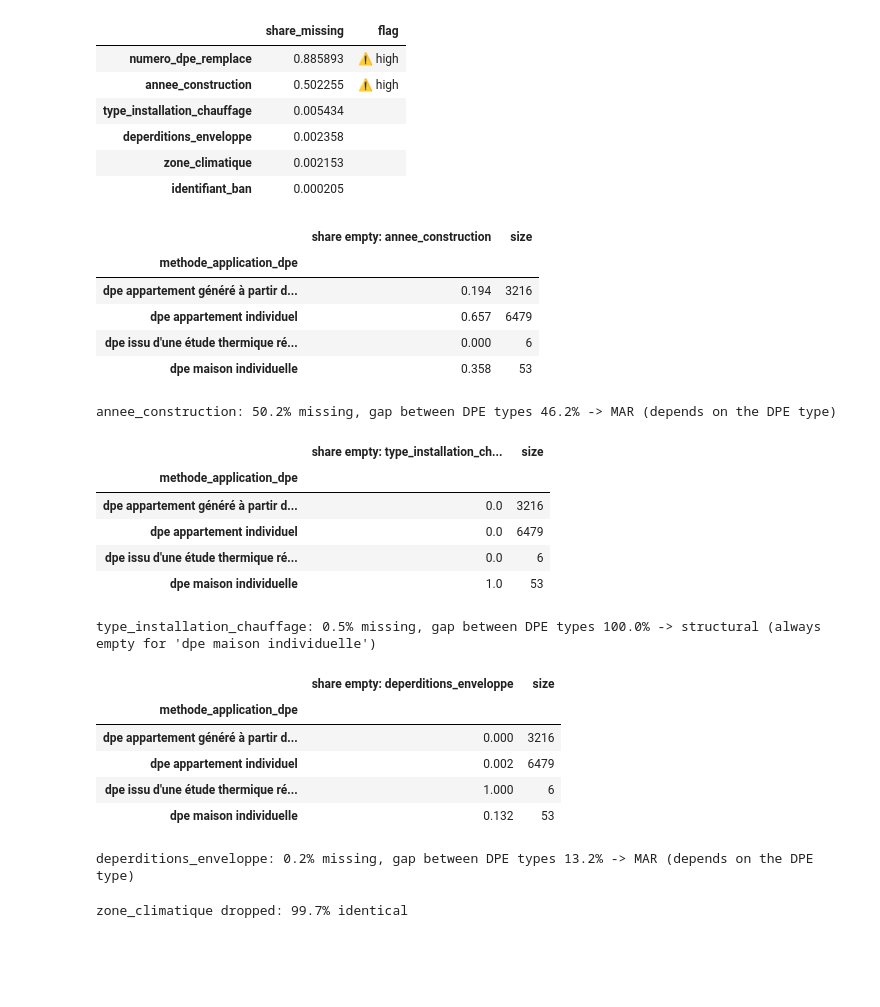
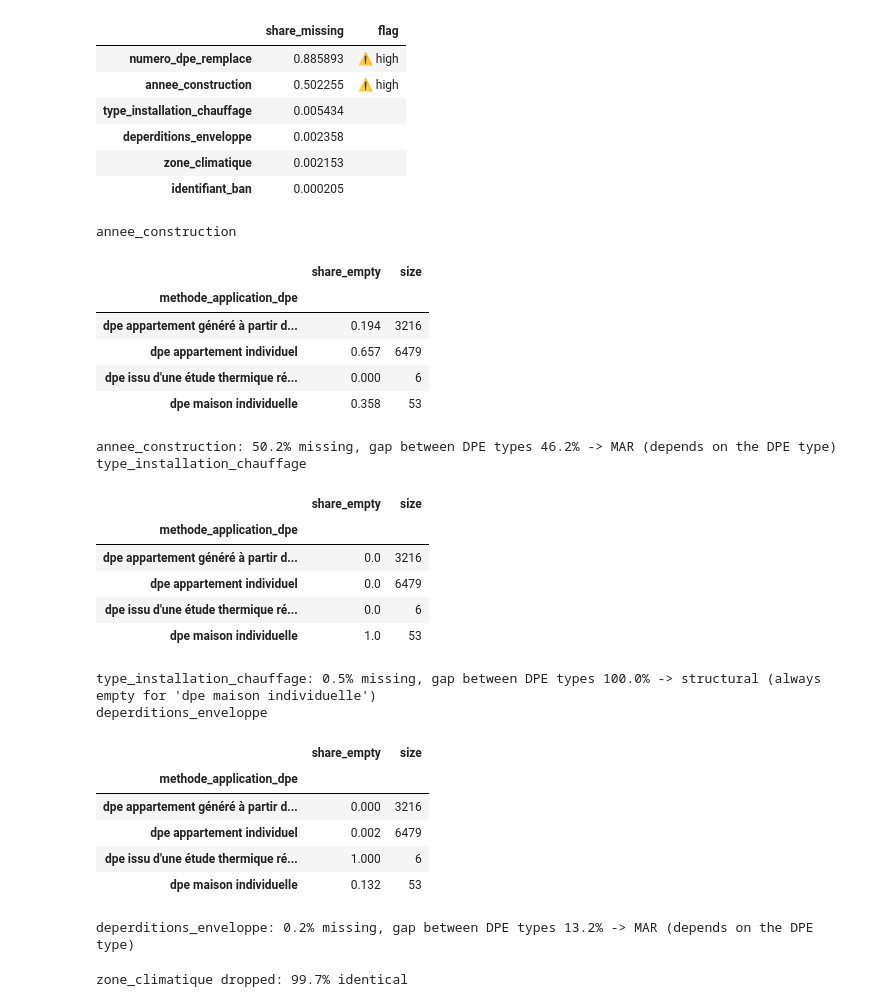
Before and after one commit to LelukDev/projet-dpe-paris, a Jupyter notebook: notebooks/01_collecte_qualite.ipynb, the cells around one changed output. Drawn from its saved outputs; the diff is of its cells as text; code cells hidden in the pictures; blank space fills up the shorter version.

```diff
--- a/notebooks/01_collecte_qualite.ipynb
+++ b/notebooks/01_collecte_qualite.ipynb
@@ -493,55 +494,59 @@ miss
 # %%
 # does the missingness depend on the DPE type? (MAR test)
 if "numero_dpe_remplace" in miss.index:
     log("numero_dpe_remplace", "empty when the DPE replaces nothing", int(df["numero_dpe_remplace"].isna().sum()),
         "kept as is", "structural missing, not an error")
 
 for col in MISSING_KEY:
     share = df[col].isna().mean()
     g = df.assign(m=df[col].isna()).groupby("methode_application_dpe")["m"].agg(["mean", "size"])
-    display(g.round(3).rename(columns={"mean": f"share empty: {col}"}))
+    print(col)
+    display(g.round(3).rename(columns={"mean": "share_empty"}))
     g = g[g["size"] >= MIN_GROUP]
     gap = g["mean"].max() - g["mean"].min() if len(g) > 1 else 0
     if g["mean"].max() == 1:
         mech = f"structural (always empty for '{g['mean'].idxmax()}')"
     elif gap > MAR_GAP:
         mech = "MAR (depends on the DPE type)"
     else:
         mech = "probably MCAR"
     print(f"{col}: {share:.1%} missing, gap between DPE types {gap:.1%} -> {mech}")
     n_empty = int(df[col].isna().sum())
     if share > MAX_MISSING_SHARE:
         df = df.drop(columns=col)
         dropped.append(col)
         log(col, f"{share:.0%} missing, {mech}", n_empty, "column dropped", f"more than {MAX_MISSING_SHARE:.0%} empty")
     elif mech.startswith("structural"):
         log(col, f"{share:.1%} missing, {mech}", n_empty, "kept, category 'unknown' in the model",
             "the value does not exist for this DPE type, so we do not guess it")
     else:
         log(col, f"{share:.1%} missing, {mech}", n_empty, "kept, to impute later",
             "imputed in the model pipeline, with train statistics only")
 # %% [output]
+annee_construction
-|  | share empty: annee_construction | size |
+|  | share_empty | size |
 | methode_application_dpe |  |  |
 | dpe appartement généré à partir d... | 0.194 | 3216 |
 | dpe appartement individuel | 0.657 | 6479 |
 | dpe issu d'une étude thermique ré... | 0.000 | 6 |
 | dpe maison individuelle | 0.358 | 53 |
-annee_construction: 50.2% missing, gap between DPE types 46.2% -> MAR (depends on the DPE type)
+annee_construction: 50.2% missing, gap between DPE types 46.2% -> MAR (depends on the DPE type)
+type_installation_chauffage
-|  | share empty: type_installation_ch... | size |
+|  | share_empty | size |
 | methode_application_dpe |  |  |
 | dpe appartement généré à partir d... | 0.0 | 3216 |
 | dpe appartement individuel | 0.0 | 6479 |
 | dpe issu d'une étude thermique ré... | 0.0 | 6 |
 | dpe maison individuelle | 1.0 | 53 |
-type_installation_chauffage: 0.5% missing, gap between DPE types 100.0% -> structural (always empty for 'dpe maison individuelle')
+type_installation_chauffage: 0.5% missing, gap between DPE types 100.0% -> structural (always empty for 'dpe maison individuelle')
+deperditions_enveloppe
-|  | share empty: deperditions_enveloppe | size |
+|  | share_empty | size |
 | methode_application_dpe |  |  |
 | dpe appartement généré à partir d... | 0.000 | 3216 |
 | dpe appartement individuel | 0.002 | 6479 |
 | dpe issu d'une étude thermique ré... | 1.000 | 6 |
 | dpe maison individuelle | 0.132 | 53 |
-deperditions_enveloppe: 0.2% missing, gap between DPE types 13.2% -> MAR (depends on the DPE type)
+deperditions_enveloppe: 0.2% missing, gap between DPE types 13.2% -> MAR (depends on the DPE type)
 # %%
 # almost constant columns learn nothing
 to_check = ["zone_climatique", "type_installation_chauffage", "type_energie_principale_chauffage",
```
Also changed, not shown: parts of 6 cells of this notebook, 1 other file.
